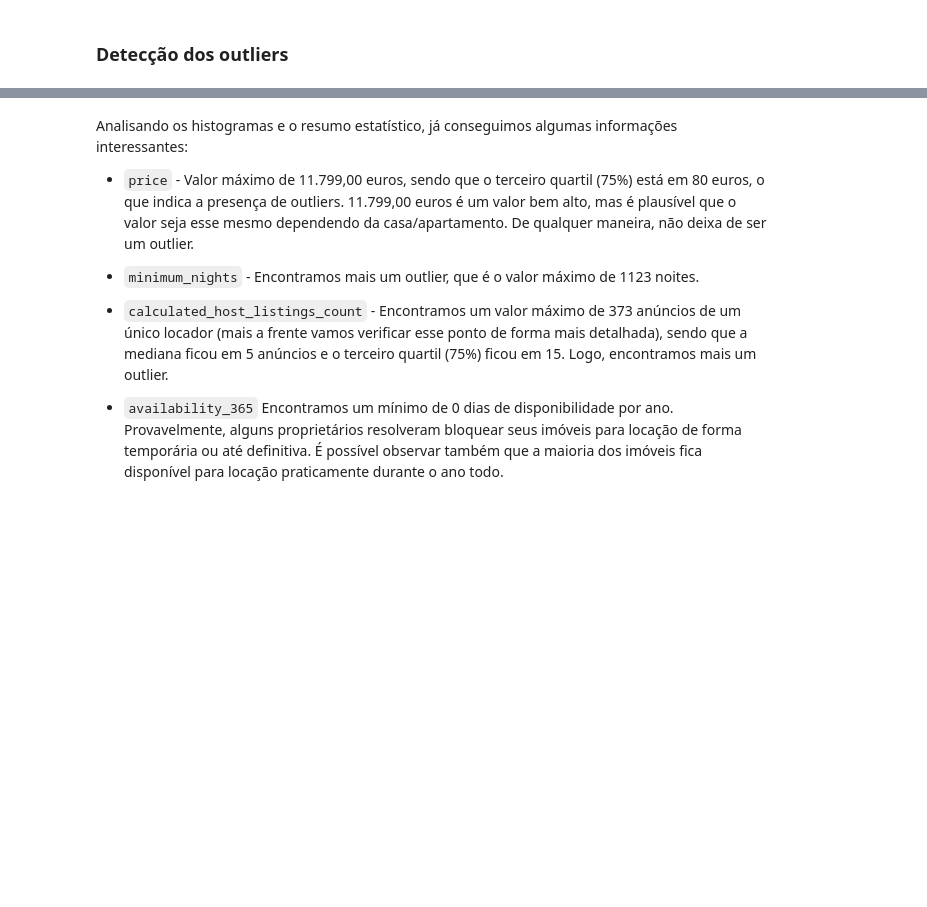
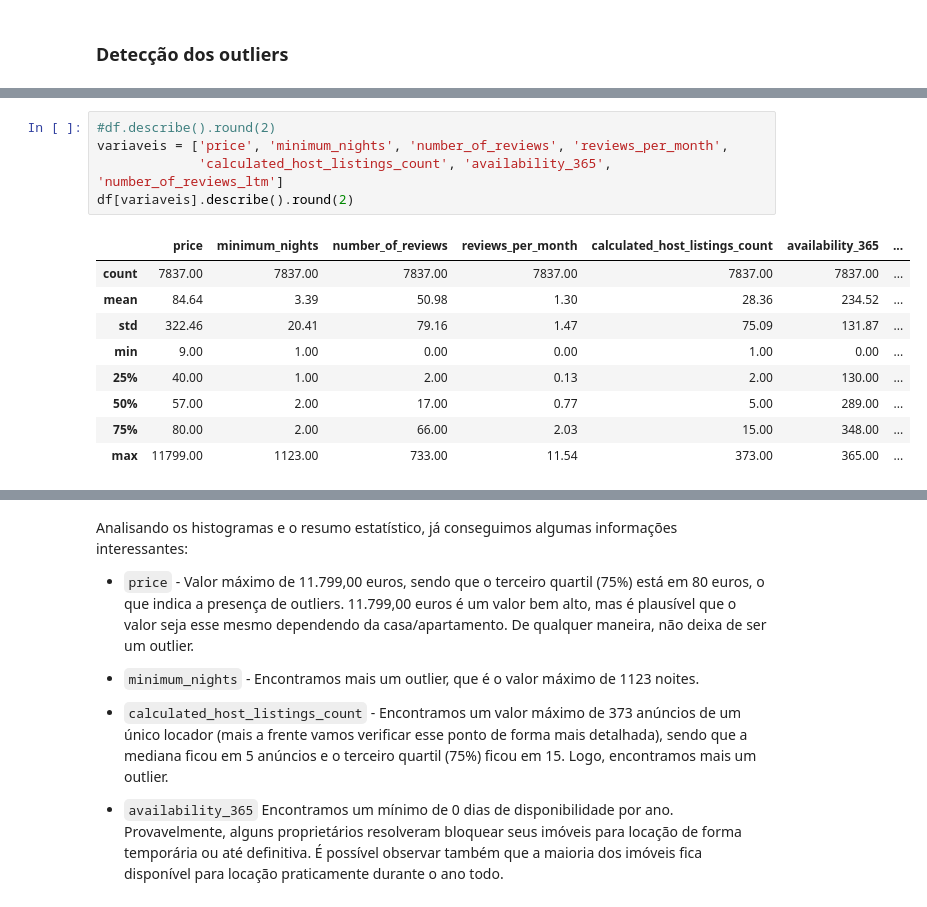
Before and after one commit to tmsapia/Analise_Airbnb_Porto, a Jupyter notebook: Análise_exploratória_dos_dados_do_Airbnb_Cidade_do_Porto.ipynb, the cells around one changed output, grey strips where cells are left out. Cells and saved outputs as stored; diff of their text form; blank space fills up the shorter version.

```diff
--- a/Análise_exploratória_dos_dados_do_Airbnb_Cidade_do_Porto.ipynb
+++ b/Análise_exploratória_dos_dados_do_Airbnb_Cidade_do_Porto.ipynb
@@ -237,2 +224,17 @@ df.describe().round(2)
+# %%
+#df.describe().round(2)
+variaveis = ['price', 'minimum_nights', 'number_of_reviews', 'reviews_per_month',
+             'calculated_host_listings_count', 'availability_365', 'number_of_reviews_ltm']
+df[variaveis].describe().round(2)
+# %% [output]
+|  | price | minimum_nights | number_of_reviews | reviews_per_month | calculated_host_listings_count | availability_365 | ... |
+| count | 7837.00 | 7837.00 | 7837.00 | 7837.00 | 7837.00 | 7837.00 | ... |
+| mean | 84.64 | 3.39 | 50.98 | 1.30 | 28.36 | 234.52 | ... |
+| std | 322.46 | 20.41 | 79.16 | 1.47 | 75.09 | 131.87 | ... |
+| min | 9.00 | 1.00 | 0.00 | 0.00 | 1.00 | 0.00 | ... |
+| 25% | 40.00 | 1.00 | 2.00 | 0.13 | 2.00 | 130.00 | ... |
+| 50% | 57.00 | 2.00 | 17.00 | 0.77 | 5.00 | 289.00 | ... |
+| 75% | 80.00 | 2.00 | 66.00 | 2.03 | 15.00 | 348.00 | ... |
+| max | 11799.00 | 1123.00 | 733.00 | 11.54 | 373.00 | 365.00 | ... |
 # %%
 # plotar o histograma das variáveis numéricas
```
Also changed, not shown: parts of 8 cells of this notebook.
